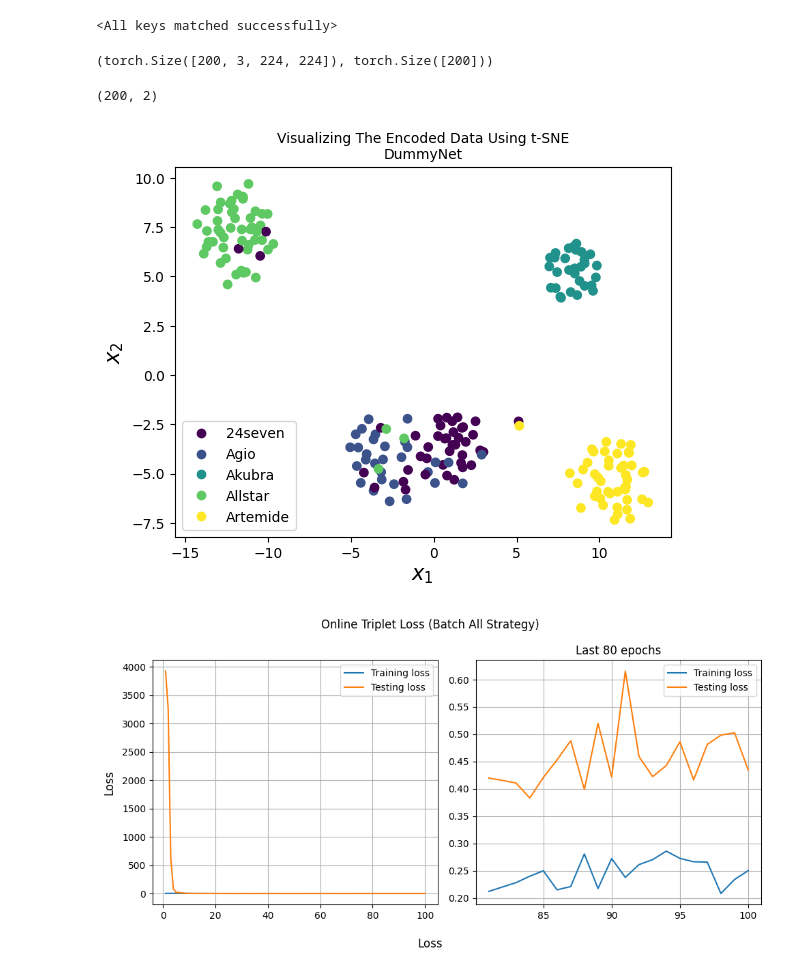
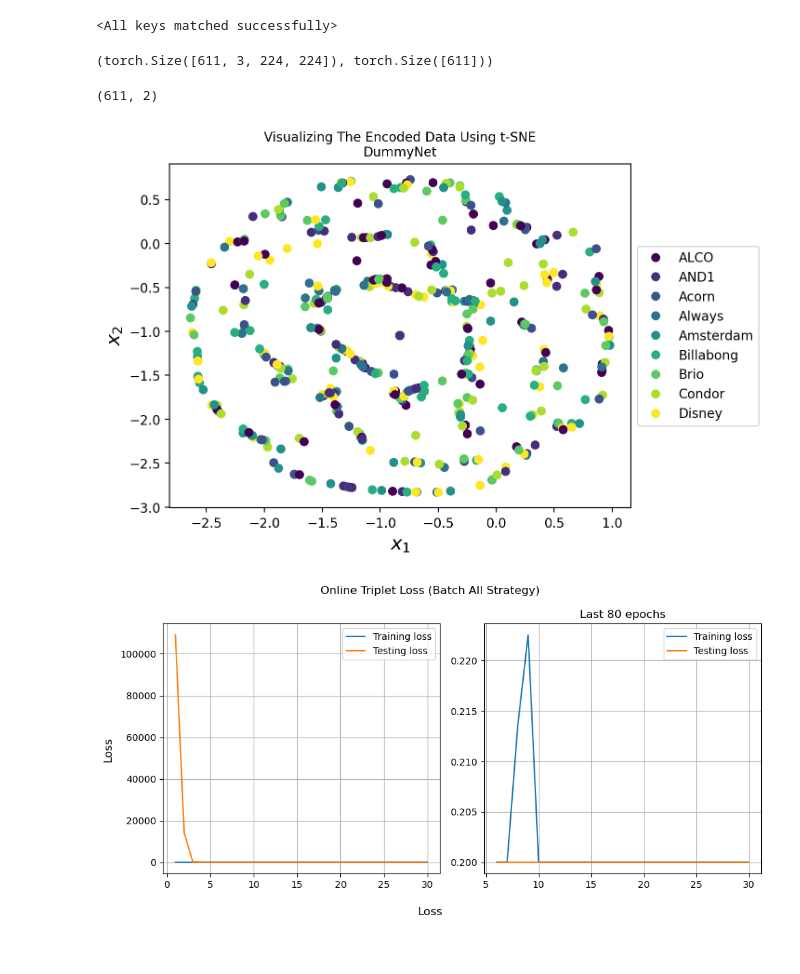
Before and after one commit to badrmarani/conv-siamese-nn, a Jupyter notebook: tsne_visualization.ipynb, the cells around one changed output. Cells and saved outputs as stored; diff of their text form; code cells hidden in the pictures.

```diff
--- a/tsne_visualization.ipynb
+++ b/tsne_visualization.ipynb
@@ -10,10 +10,11 @@ from sklearn.manifold import TSNE
 
 %matplotlib inline
 # %%
-device = torch.device("cuda" if torch.cuda.is_available() else "cpu")
-checkpoint = torch.load("checkpoints/checkpoint_100.pkl", map_location=device)
+# device = torch.device("cuda:1" if torch.cuda.is_available() else "cpu")
+device = torch.device("cpu")
+checkpoint = torch.load("checkpoints/checkpoint_30.pkl", map_location=device)
 model = DummyNet().to(device)
-model.load_state_dict(checkpoint["model"])
+model.load_state_dict(checkpoint["model"], strict=False)
 # %% [output]
 <All keys matched successfully>
 # %%
@@ -24,40 +25,38 @@ dataset = ImageFolder(
     ),
 )
 
-loader = DataLoader(dataset, batch_size=200, shuffle=True)
+loader = DataLoader(dataset, batch_size=len(dataset), shuffle=True)
 images, labels = next(iter(loader))
 images.size(), labels.size()
 # %% [output]
-(torch.Size([200, 3, 224, 224]), torch.Size([200]))
+(torch.Size([611, 3, 224, 224]), torch.Size([611]))
 # %%
 images = images.to(device)
 embedded_images = model(images)
 embedded_images = embedded_images.detach().cpu().numpy()
 embedded_images = TSNE(
     n_components=2,
-    learning_rate="auto",
-    init="pca",
 ).fit_transform(embedded_images)
 embedded_images.shape
 # %% [output]
-(200, 2)
+(611, 2)
 # %%
-num_epochs = 100
-plt.figure(dpi=100)
+num_epochs = 30
+plt.figure(dpi=200)
 scatter = plt.scatter(embedded_images[:, 0], embedded_images[:, 1], c=labels)
 handles, _ = scatter.legend_elements(prop="colors")
-plt.legend(handles, dataset.classes)
+plt.legend(handles, dataset.classes, loc='center left', bbox_to_anchor=(1, 0.5))
 plt.title(
     "Visualizing The Encoded Data Using t-SNE\n{}".format(
         model.__class__.__name__
     ),
     fontsize=10,
 )
 plt.xlabel("$x_1$", fontsize=15)
 plt.ylabel("$x_2$", fontsize=15)
 plt.savefig("tsne_vis_{}_{}.jpg".format(model.__class__.__name__, num_epochs))
 # %% [output]
-[figure, old version]
+[figure, new version]
 # %%
 history = checkpoint["loss_history"]
 fig, axs = plt.subplots(1, 2, sharey=False, figsize=(10,5))
@@ -68,8 +67,8 @@ axs[0].grid(True)
 axs[0].legend()
 
 axs[1].set_title("Last 80 epochs")
-axs[1].plot(list(range(1, num_epochs + 1))[80:], history["train"][80:], label="Training loss")
-axs[1].plot(list(range(1, num_epochs + 1))[80:], history["test"][80:], label="Testing loss")
+axs[1].plot(list(range(1, num_epochs + 1))[5:], history["train"][5:], label="Training loss")
+axs[1].plot(list(range(1, num_epochs + 1))[5:], history["test"][5:], label="Testing loss")
 axs[1].grid(True)
 axs[1].legend()
 
@@ -81,4 +80,4 @@ plt.locator_params(axis="x", integer=True, tight=True)
 plt.savefig("history_{}_{}.jpg".format(model.__class__.__name__, num_epochs), dpi=300)
 # plt.close()
 # %% [output]
-[figure, old version]
+[figure, new version]
```
Also changed, not shown: 2 other files.
